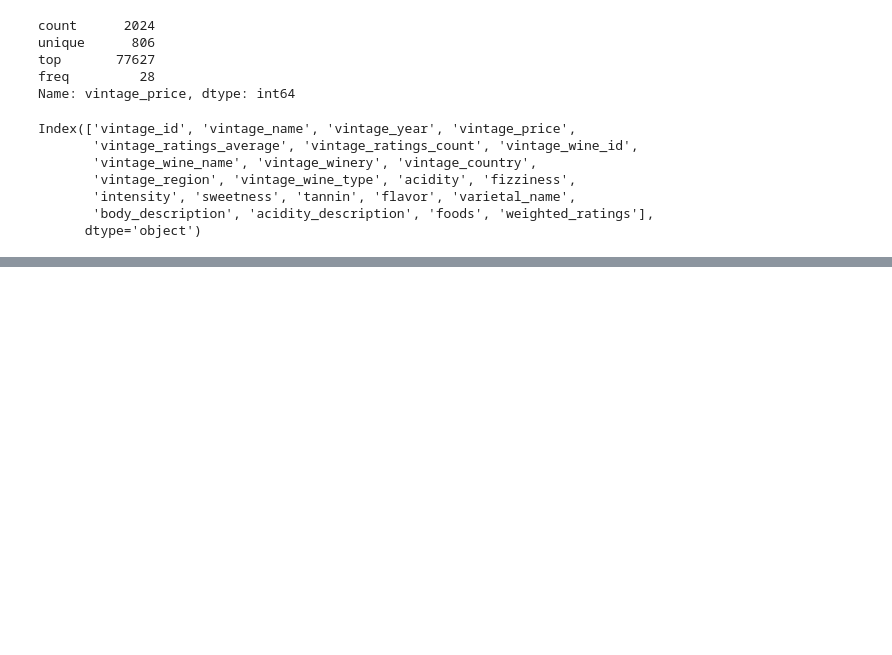
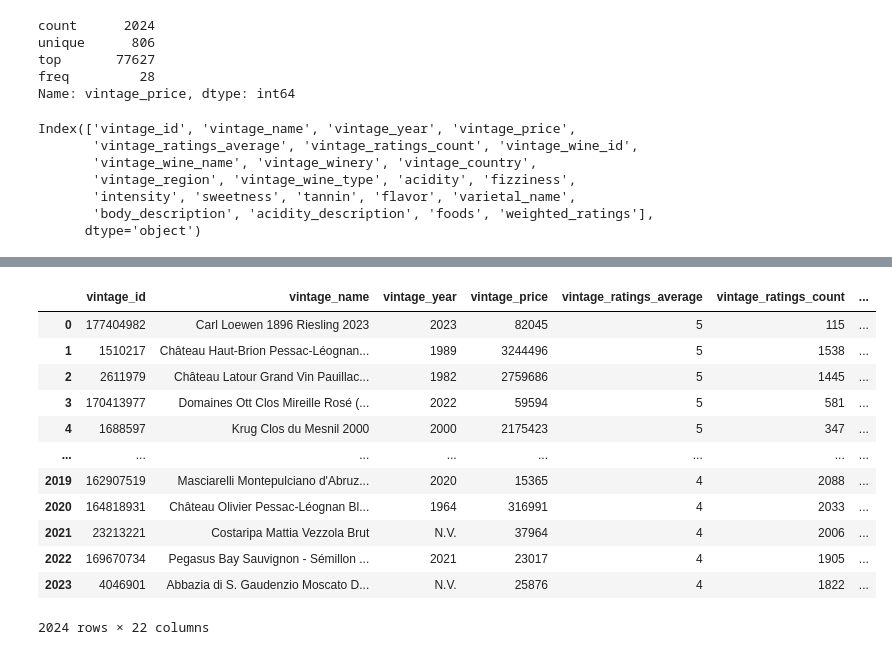
Before and after one commit to yejinlee99/DA36_mini2_Dionysus, a Jupyter notebook: KimHaebin/content_based_food_pairing_recommendation.ipynb, the cells around one changed output, grey strips where cells are left out. Cells and saved outputs as stored; diff of their text form; code cells hidden in the pictures; blank space fills up the shorter version.

```diff
--- a/KimHaebin/content_based_food_pairing_recommendation.ipynb
+++ b/KimHaebin/content_based_food_pairing_recommendation.ipynb
@@ -542,0 +589,16 @@ KeyError: ('acidity', 'fizziness', 'intensity', 'sweetness', 'tannin')
+# %%
+data
+# %% [output]
+|  | vintage_id | vintage_name | vintage_year | vintage_price | vintage_ratings_average | vintage_ratings_count | ... |
+| 0 | 177404982 | Carl Loewen 1896 Riesling 2023 | 2023 | 82045 | 5 | 115 | ... |
+| 1 | 1510217 | Château Haut-Brion Pessac-Léognan... | 1989 | 3244496 | 5 | 1538 | ... |
+| 2 | 2611979 | Château Latour Grand Vin Pauillac... | 1982 | 2759686 | 5 | 1445 | ... |
+| 3 | 170413977 | Domaines Ott Clos Mireille Rosé (... | 2022 | 59594 | 5 | 581 | ... |
+| 4 | 1688597 | Krug Clos du Mesnil 2000 | 2000 | 2175423 | 5 | 347 | ... |
+| ... | ... | ... | ... | ... | ... | ... | ... |
+| 2019 | 162907519 | Masciarelli Montepulciano d'Abruz... | 2020 | 15365 | 4 | 2088 | ... |
+| 2020 | 164818931 | Château Olivier Pessac-Léognan Bl... | 1964 | 316991 | 4 | 2033 | ... |
+| 2021 | 23213221 | Costaripa Mattia Vezzola Brut | N.V. | 37964 | 4 | 2006 | ... |
+| 2022 | 169670734 | Pegasus Bay Sauvignon - Sémillon ... | 2021 | 23017 | 4 | 1905 | ... |
+| 2023 | 4046901 | Abbazia di S. Gaudenzio Moscato D... | N.V. | 25876 | 4 | 1822 | ... |
+2024 rows × 22 columns
```
Also changed, not shown: parts of 3 cells of this notebook, 12 other files.
